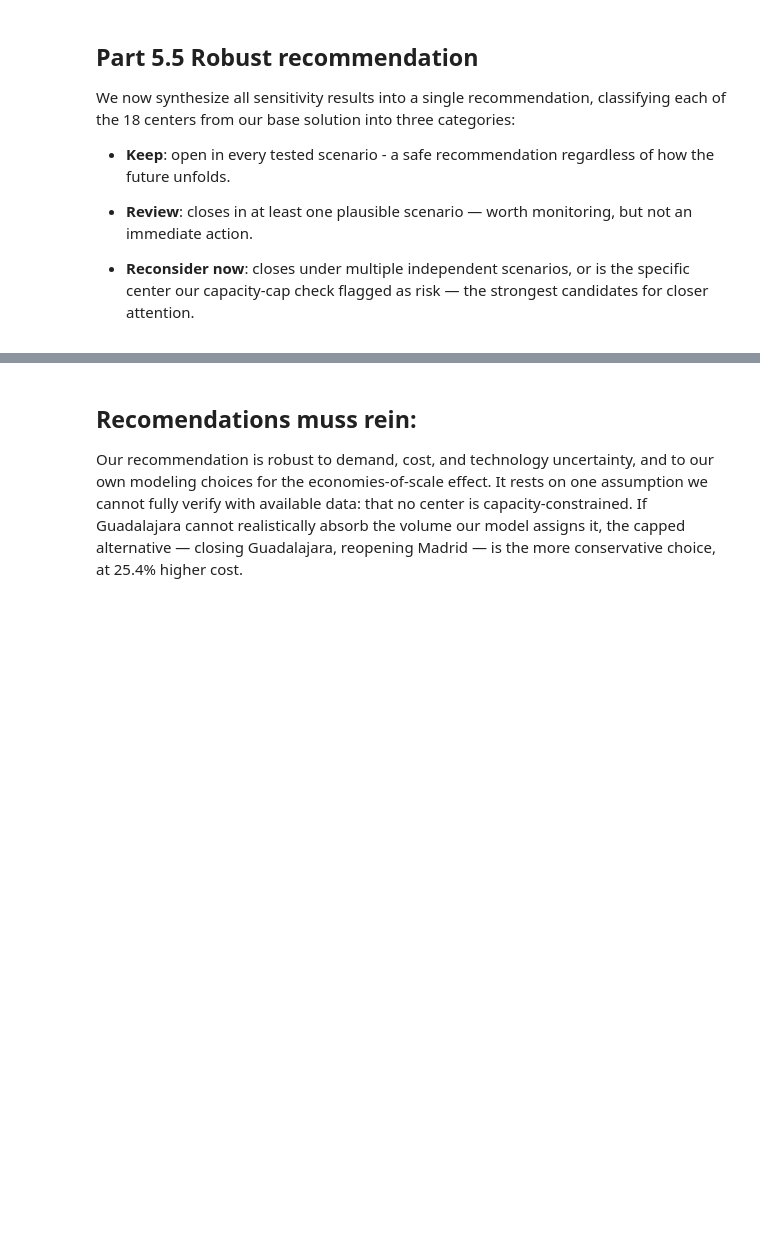
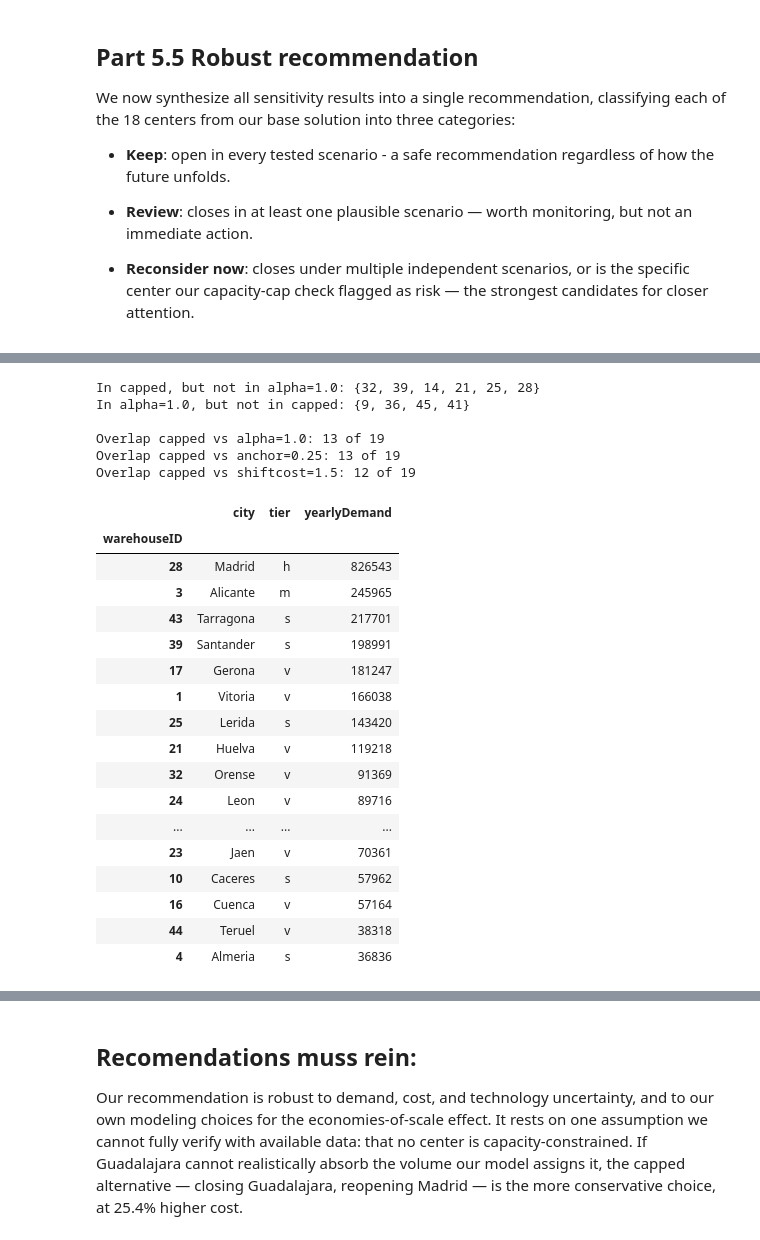
Before and after one commit to TimonLudwig1/case_study_3_d3, a Jupyter notebook: case_study.ipynb, the cells around one changed output, grey strips where cells are left out. Drawn from its saved outputs; the diff is of its cells as text; code cells hidden in the pictures; blank space fills up the shorter version.

```diff
--- a/case_study.ipynb
+++ b/case_study.ipynb
@@ -1662,0 +1678,48 @@ We now synthesize all sensitivity results into a single recommendation, classify
+# %%
+capped_open = set(open_centers_capped)
+alpha_1_open = set(alpha_results[1.0]["open_centers"])
+anchor_25_open = set(anchor_results[0.25]["open_centers"])
+shiftcost_15_open = set(shiftcost_results[1.5]["open_centers"])
+
+print("In capped, but not in alpha=1.0:", capped_open - alpha_1_open)
+print("In alpha=1.0, but not in capped:", alpha_1_open - capped_open)
+print()
+print("Overlap capped vs alpha=1.0:", len(capped_open & alpha_1_open), "of", len(capped_open))
+print("Overlap capped vs anchor=0.25:", len(capped_open & anchor_25_open), "of", len(capped_open))
+print("Overlap capped vs shiftcost=1.5:", len(capped_open & shiftcost_15_open), "of", len(capped_open))
+# %% [output]
+In capped, but not in alpha=1.0: {32, 39, 14, 21, 25, 28}
+In alpha=1.0, but not in capped: {9, 36, 45, 41}
+
+Overlap capped vs alpha=1.0: 13 of 19
+Overlap capped vs anchor=0.25: 13 of 19
+Overlap capped vs shiftcost=1.5: 12 of 19
+# %%
+volume_check_capped = (
+    pd.DataFrame(  # falls ihr das assignment aus dem Cap-Solve gespeichert habt
+        [(i, j) for (i, j) in link_keys if x_c[(i, j)].value() == 1],
+        columns=["warehouseID", "regionID"]
+    )
+    .merge(regions_flat[["regionID", "yearlyDemand"]], on="regionID")
+    .groupby("warehouseID")["yearlyDemand"].sum()
+)
+warehouses_flat.set_index("warehouseID").loc[open_centers_capped, ["city", "tier"]].join(volume_check_capped).sort_values("yearlyDemand", ascending=False)
+# %% [output]
+|  | city | tier | yearlyDemand |
+| warehouseID |  |  |  |
+| 28 | Madrid | h | 826543 |
+| 3 | Alicante | m | 245965 |
+| 43 | Tarragona | s | 217701 |
+| 39 | Santander | s | 198991 |
+| 17 | Gerona | v | 181247 |
+| 1 | Vitoria | v | 166038 |
+| 25 | Lerida | s | 143420 |
+| 21 | Huelva | v | 119218 |
+| 32 | Orense | v | 91369 |
+| 24 | Leon | v | 89716 |
+| ... | ... | ... | ... |
+| 23 | Jaen | v | 70361 |
+| 10 | Caceres | s | 57962 |
+| 16 | Cuenca | v | 57164 |
+| 44 | Teruel | v | 38318 |
+| 4 | Almeria | s | 36836 |
```
Also changed, not shown: parts of 8 cells of this notebook.
